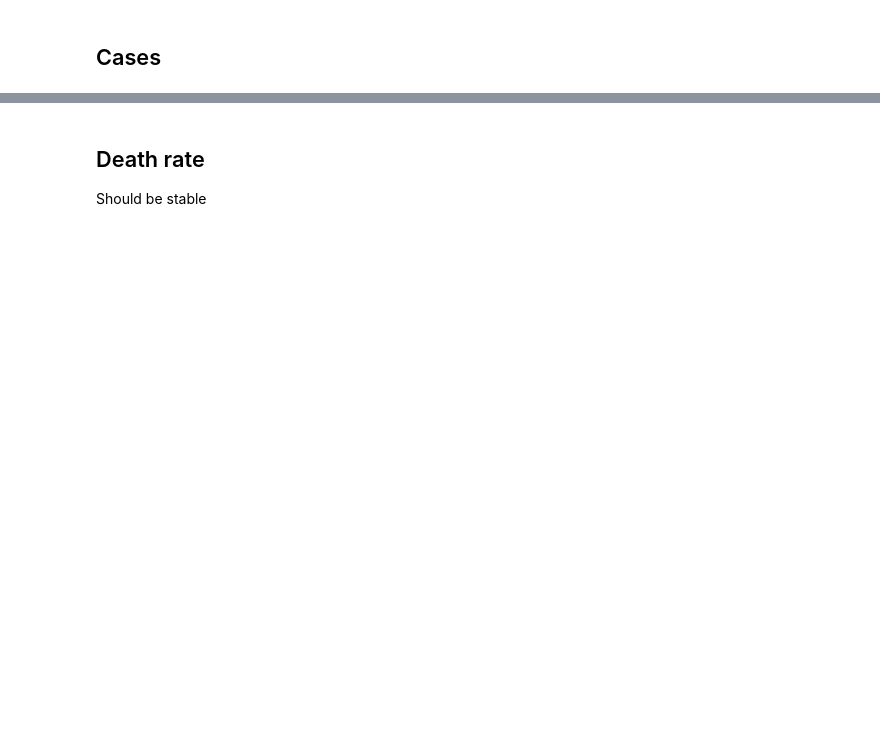
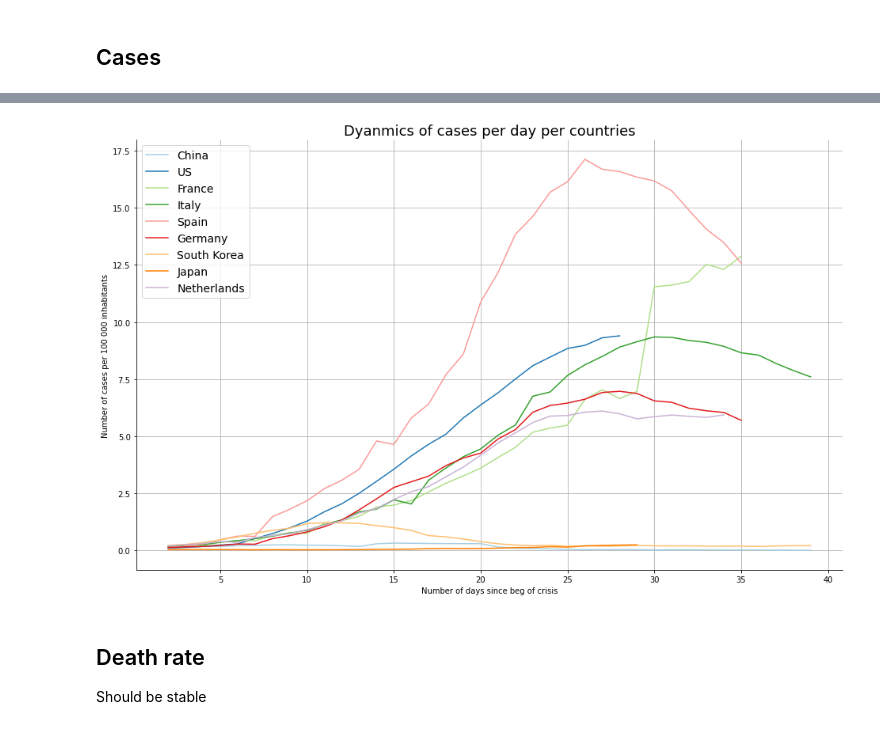
Before and after one commit to makiwara-fr/covid19-analyse, a Jupyter notebook: COVID_analyse.ipynb, the cells around one changed output, grey strips where cells are left out. Drawn from its saved outputs; the diff is of its cells as text; code cells hidden in the pictures; blank space fills up the shorter version.

```diff
--- a/COVID_analyse.ipynb
+++ b/COVID_analyse.ipynb
@@ -128,3 +130,18 @@ plt.show()
+# %%
+df_dynamics_cases_plot_deriv = df_dynamics_cases_plot.diff().rolling(7).mean()
+# %%
+ax_cases_deriv=df_dynamics_cases_plot_deriv.plot(kind='line', figsize=(16,10), color=colors)
+plt.title("Dyanmics of cases per day per countries", fontsize=18)
+plt.xlabel("Number of days since beg of crisis")
+plt.ylabel("Number of cases per 100 000 inhabitants")
+plt.legend(fontsize=14)
+plt.grid()
+ax_cases_deriv.spines['top'].set_visible(False)
+ax_cases_deriv.spines['right'].set_visible(False)
+plt.savefig("cases_dynamics.png")
+plt.show()
+# %% [output]
+[figure, added]
 # %% [markdown]
 ## Death rate
 Should be stable
```
Also changed, not shown: parts of 10 cells of this notebook, 4 other files.
